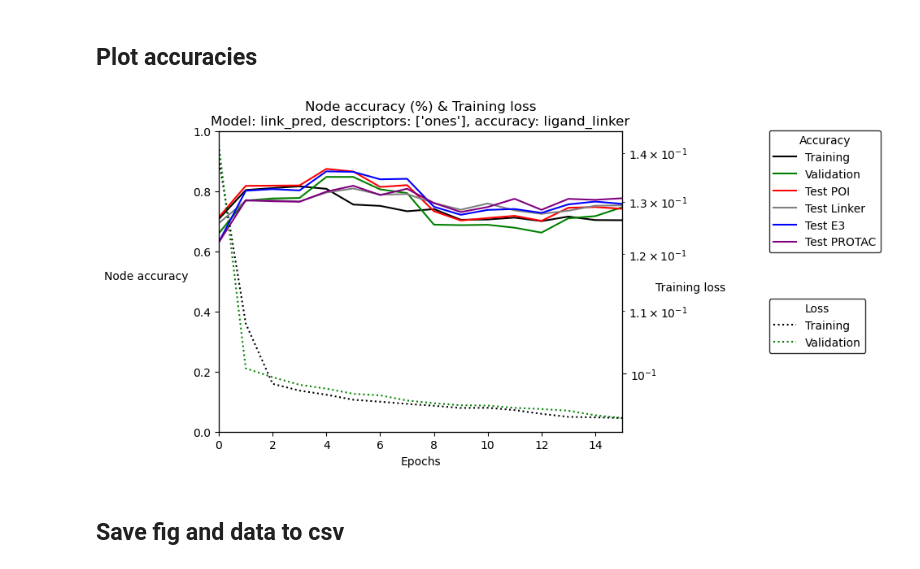
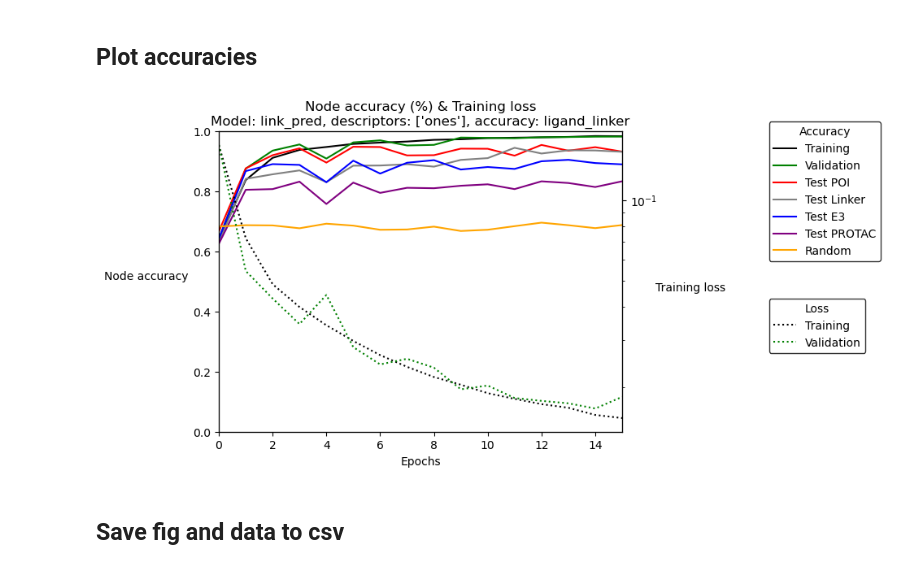
Before and after one commit to ribesstefano/PROTAC-Splitter, a Jupyter notebook: notebooks/GNN/gnn_full_pipeline_v1.2.ipynb, the cells around one changed output. Cells and saved outputs as stored; diff of their text form; code cells hidden in the pictures.

Commit message:
sgmid, rnd acc, btchnrm, sym lin link pred, nograd

```diff
--- a/notebooks/GNN/gnn_full_pipeline_v1.2.ipynb
+++ b/notebooks/GNN/gnn_full_pipeline_v1.2.ipynb
@@ -1749,11 +1731,11 @@ if False:
     print(datasets[2][0])
 # %%
 lr =  0.000058     #0.0001 #0.0004262330582033234# 0.000563    0.000075
-batch_size = 8
+batch_size = 1
 criterion_reduction = "sum" #Alternatives: "sum" "mean"
-num_layers = 7 #10
-layer_dims = [1024 for i in range(num_layers)] #[128 for i in range(num_layers)]
-output_layer_type = "linear_linkpred"                   #unsure if about data leakage withing a batch with a batchsize greater than 1 - I sum all node features in the batch - Should be sum over a graph, for all graphs
+num_layers = 1
+layer_dims = [8 for i in range(num_layers)] #[128 for i in range(num_layers)]
+output_layer_type = "linear_linkpred_symmetric"                   #unsure if about data leakage withing a batch with a batchsize greater than 1 - I sum all node features in the batch - Should be sum over a graph, for all graphs
 gnn_layer_type = "GraphConv" #     ['GraphConv', 'GCNConv', 'GATConv', 'SAGEConv', 'TransformerConv'])   #Have not implemented AttentiveFP and GINConv yet.
 
 if model_type == "node_pred_graph":
@@ -1767,26 +1749,27 @@ else:
         output_layer_type = "linear"
 
 
-use_batch_normalization = True
-
-
-accuracy_type = "ligand_linker" #"poi_linker_e3" #
 
 
 
 #Initialize model
-num_layers = len(layer_dims)
+activationfunction = "relu"
+last_activation_function = nn.Sigmoid() #None to be the same as activationfunction.                                           #Try sigmoid
+set_model_type_datasets(datasets=datasets, model_type=model_type)
 node_feature_dim = datasets[2].num_node_features
-activationfunction = "relu"                                             #Try sigmoid
-set_model_type_datasets(datasets=datasets, model_type=model_type)
-if num_layers<=6 and max(layer_dims)<=248:
+
+num_predicted_classes = 3
+if len(layer_dims)<=6 and max(layer_dims)<=248:
     device = torch.device("cpu") #"cuda" if torch.cuda.is_available() else "cpu") #"cpu") ## cuda makes the size of the network no longer matter in terms of epoch-time?! (64=1024 dimensions) On cpu it is 7 s vs 1min 30 seconds. GPU: 14 s vs 14 s
 else:
     device = torch.device("cuda" if torch.cuda.is_available() else "cpu") #"cpu") ## cuda makes the size of the network no longer matter in terms of epoch-time?! (64=1024 dimensions) On cpu it is 7 s vs 1min 30 seconds. GPU: 14 s vs 14 s
+dropout_rate = 0
+if batch_size > 1:
+    use_batch_normalization = True
+else:
+    use_batch_normalization = False
 
-dropout_rate = 0.01
 
-num_predicted_classes = 3
 init_params = {'model_type': model_type,
                'node_feature_dim': node_feature_dim,
                'layer_dims': layer_dims,
@@ -1796,7 +1779,8 @@ init_params = {'model_type': model_type,
                'num_predicted_classes': num_predicted_classes,
                'device': device,
                'dropout_rate': dropout_rate,
-               'use_batch_normalization': use_batch_normalization}
+               'use_batch_normalization': use_batch_normalization,
+               'last_activation_function': last_activation_function}
 
 if 'model' in locals():
     del model
@@ -1818,12 +1802,15 @@ optimizer = optim.Adam
 #criterion_weights = torch.tensor([1.0, 1.0, 1.0]) #this issues as is if the model is pushed to the GPU, altough it is faster on the cpu than the gpu
 #criterion_weights.to(device=device)
 criterion = nn.CrossEntropyLoss(reduction=criterion_reduction)
-regression_criterion = nn.L1Loss()
+regression_criterion = None #nn.L1Loss()
+
+accuracy_type = "ligand_linker" #"poi_linker_e3" #
+
 
 #Early stopping parameters
 num_epochs = 20
-max_epochs = 5 #another stopping criteria
-val_early_stopping = False #model looks back 2*n epochs to decide if it shall continue or stop, depending on validation loss. IF median has increased => Stop.
+max_epochs = 15 #another stopping criteria
+val_early_stopping = True #model looks back 2*n epochs to decide if it shall continue or stop, depending on validation loss. IF median has increased => Stop.
 median_over_n_val_losses = None# 15
 min_over_n_val_losses = 10
 stop_if_val_acc_below_x_at_n_list = None
@@ -2183,8 +2080,8 @@ test_labels_pp = ["Test POI accuracy Postprocessed", "Test Linker accuracy Postp
 test_accs_reordered = [test_poi_acc, test_linker_acc, test_e3_acc, test_protac_acc]
 for test_idx, test_acc in enumerate(test_accs_reordered):
     accuracy_plots_list.append(ax1.plot(x, test_acc, color=test_colors[test_idx], label=f"{test_labels[test_idx]}"))
-if model_type == "node_pred" or model_type == "node_pred_graph":
-    accuracy_plots_list.append(ax1.plot(x, rand_labels_acc, color="orange", label="Random"))
+#if model_type == "node_pred" or model_type == "node_pred_graph":
+accuracy_plots_list.append(ax1.plot(x, rand_labels_acc, color="orange", label="Random"))
 
 postprocessed_accuracy_plots_list = []
 test_accs_postprocessed_reordered = [test_poi_acc_postprocessed, test_linker_acc_postprocessed, test_e3_acc_postprocessed, test_protac_acc_postprocessed]
@@ -2222,34 +2119,34 @@ legend_positions = [0.8, 0.38-0.027, 0.07-0.025]
 available_axies = [ax1, ax2, ax3]
 legend_titles = ['Accuracy', 'Accuracy post-processed', 'Loss']
 plot_list = [accuracy_plots_list, postprocessed_accuracy_plots_list, loss_plot_list]
 if plot_postprocessed is False:
     del legend_positions[2]
     del available_axies[2]
     del legend_titles[1]
     del plot_list[1]
 
 for chosen_plot_list, legend_pos, chosen_ax, leg_title in zip(plot_list, legend_positions, available_axies, legend_titles):
     lables = []
     for idx, plot in enumerate(chosen_plot_list):
         label = plot[0].get_label()
         lables.append(label)
         if idx == 0:
             plots = plot
         else:
             plots = plots+plot
     #lables = [plot.get_label() for plot in plots]
     leg = chosen_ax.legend(plots, lables, loc='center left', bbox_to_anchor=(1.35, legend_pos), frameon=True, title=leg_title)
     leg.get_frame().set_linewidth(1.0)
     leg.get_frame().set_edgecolor('k')
     #ax1.add_artist(leg)
     #chosen_ax.legend(frameon=True)
 
 
 
 #fig.tight_layout()  # otherwise the right y-label is slightly clipped
 fig.show()
 # %% [output]
-[figure, old version]
+[figure, new version]
 # %% [markdown]
 ## Save fig and data to csv
 # %%
```
Also changed, not shown: parts of 13 cells of this notebook.
